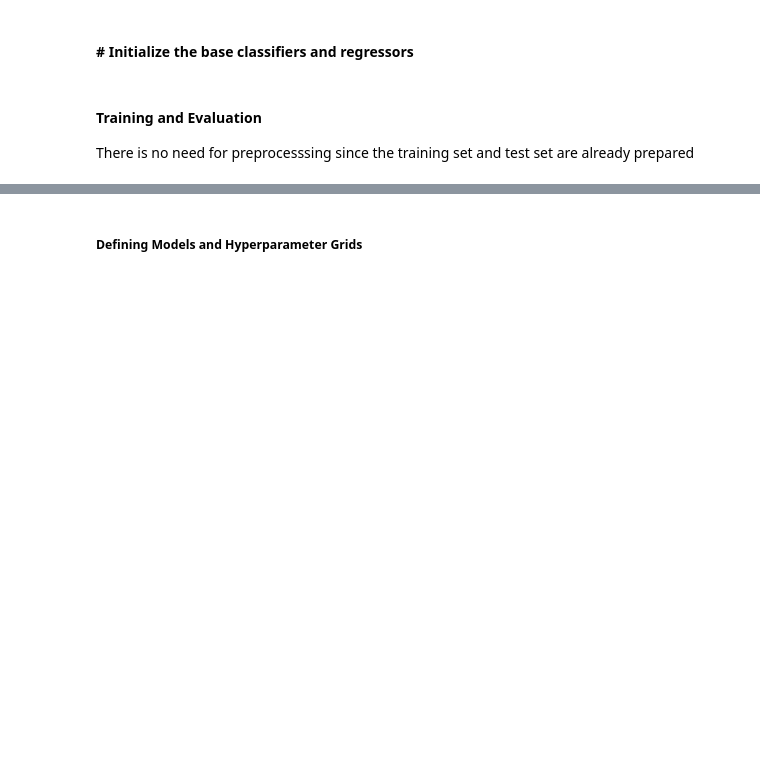
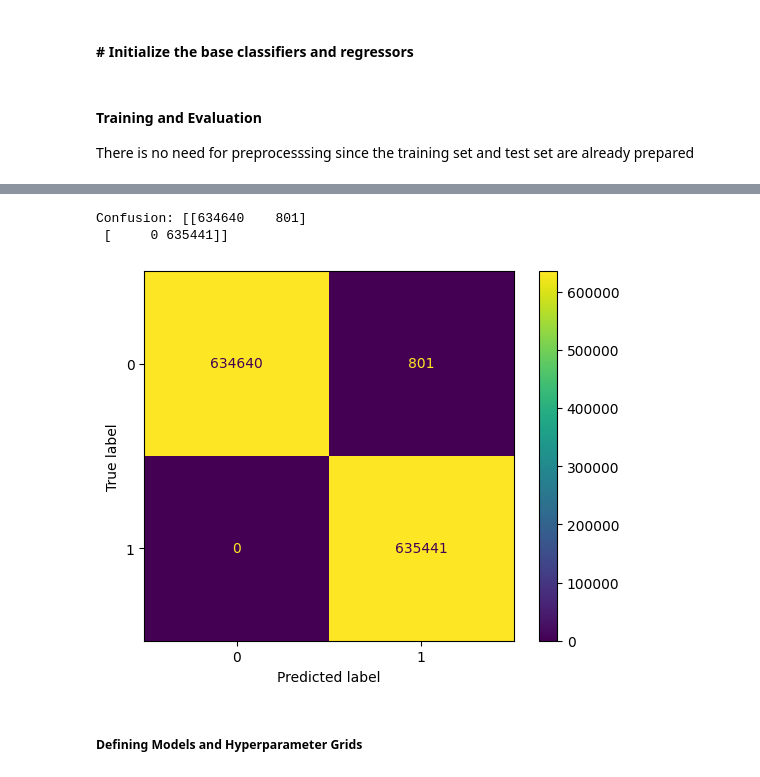
Before and after one commit to spectralcodex/momo-fincrime, a Jupyter notebook: fincrime.ipynb, the cells around one changed output, grey strips where cells are left out. Cells and saved outputs as stored; diff of their text form; code cells hidden in the pictures; blank space fills up the shorter version.

```diff
--- a/fincrime.ipynb
+++ b/fincrime.ipynb
@@ -1152,3 +1163,16 @@ print(report)
+# %%
+cm = confusion_matrix(y_test, y_pred_clf, labels=ensemble_clf.classes_)
+recall = recall_score(y_test, y_pred_clf)
+print(f"Confusion: {cm}")
+# %% [output]
+Confusion: [[634640    801]
+ [     0 635441]]
+# %%
+cm_disp = ConfusionMatrixDisplay(confusion_matrix=cm, display_labels=classifier.classes_)
+cm_disp.plot()
+plt.show()
+# %% [output]
+[figure, added]
 # %% [markdown]
 ##### Defining Models and Hyperparameter Grids
 # %%
```
Also changed, not shown: parts of 2 cells of this notebook.
